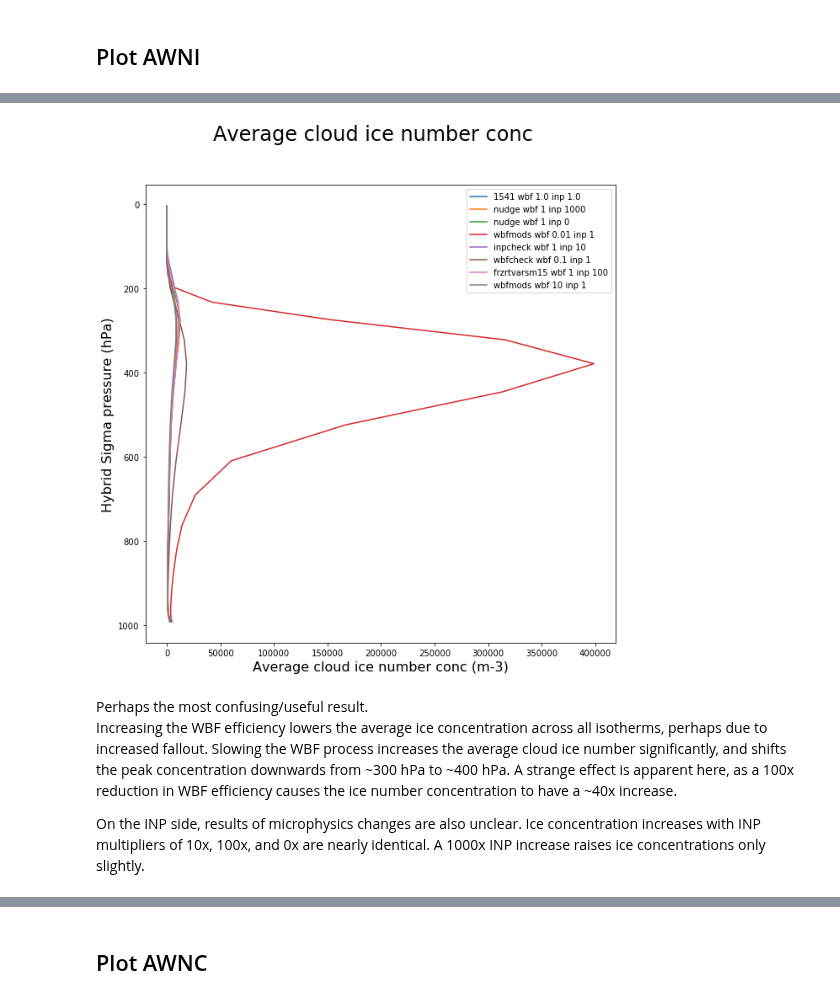
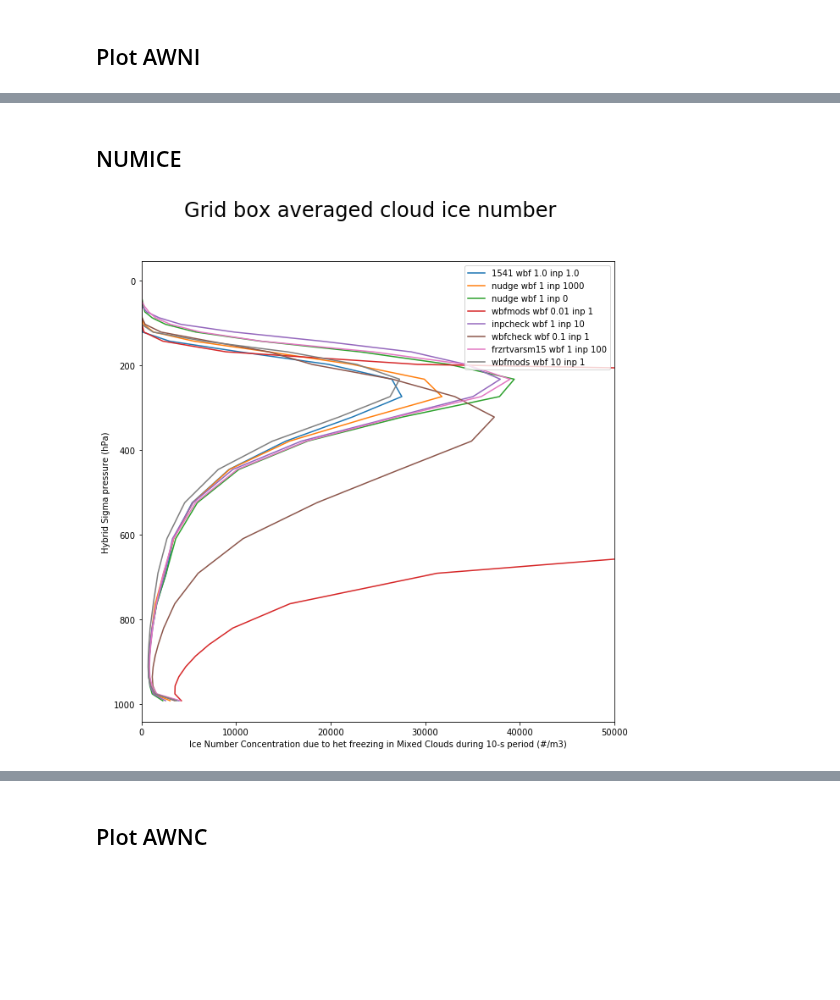
Before and after one commit to jshaw35/netcdf_analysis, a Jupyter notebook: microphysics_investigation.ipynb, the cells around one changed output, grey strips where cells are left out. Drawn from its saved outputs; the diff is of its cells as text; code cells hidden in the pictures; blank space fills up the shorter version.

Commit message:
Processed microphysics variables

```diff
--- a/microphysics_investigation.ipynb
+++ b/microphysics_investigation.ipynb
@@ -130,6 +130,7 @@ for i in cases:
     ds = add_weights(ds) # still has time here
 
     ds['NUMICE10s_kg'] = ds['NUMICE10s']/ds['RHO_CLUBB']
+    ds['NUMICE10s_kg'].attrs['units']='#/kg'
     ds['ICERADIUS'] = ds['AREI']/ds['FREQI']
     ds['DROPLETRADIUS'] = ds['AREL']/ds['FREQL']
     processed.append(ds)
@@ -176,15 +176,18 @@ Generally, it may be important to observe the reductions in the ice crystal size
 ## Plot AREL/FREQL
 # %%
 test_plot = plt.figure(figsize=[10,10])
-
+#colors = ['green','red','blue','pink','orange',]
 arc_mask= np.bitwise_or(ds['lat']<70, ds['lat']>90)
 weight = ds['cell_weight']
 
 test_plot.gca().invert_yaxis()
+#for (ds, nm, color) in zip(processed, names, colors):
 for (ds, nm) in zip(processed, names):
-    avg_var = masked_average(ds['DROPLETRADIUS'], dim=['lat','lon','time'],weights=weight, mask=arc_mask)
-
-    plt.plot(avg_var, avg_var['lev'], label=nm)
+    working_da = ds['DROPLETRADIUS'].sel(lat=slice(70,90)) # select variable and lat range
+    working_da = working_da.mean(dim='time') # select time or average by it
+    avg_var = masked_average(working_da, dim=['lat','lon'],weights=weight) # finally actually compute on the bounded variable of interest
+#    print(avg_var.values)
+    plt.plot(avg_var, avg_var['lev'], label=nm)#, color=color)
 
 variable_name = "%s (%s)" % (avg_var.long_name, avg_var.units)
 #    avg_rad.to_array()
@@ -192,5 +195,5 @@ variable_name = "%s (%s)" % (avg_var.long_name, avg_var.units)
 #feb_plot.legend(loc='upper right')
 plt.legend(loc='upper right')
 test_plot.suptitle('%s: Annual Average' % avg_var.long_name, fontsize=24)
-plt.xlabel(variable_name, fontsize=16); plt.ylabel('Hybrid Sigma pressure (hPa)', fontsize=16);
+plt.xlabel(variable_name, fontsize=18); plt.ylabel('Hybrid Sigma pressure (hPa)', fontsize=18);
 # %% [output]
@@ -211,9 +240,14 @@ weight = ds['cell_weight']
 
 test_plot.gca().invert_yaxis()
 for (ds, nm) in zip(processed, names):
-    avg_var = masked_average(ds['AWNI'], dim=['lat','lon','time'],weights=weight, mask=arc_mask)
+    working_da = ds['AWNI'].sel(lat=slice(70,90)) # select variable and lat range
+    working_da = working_da.mean(dim='time') # select time or average by it
+    avg_var = masked_average(working_da, dim=['lat','lon'],weights=weight) # finally actually compute on the bounded variable of interest
+    plt.plot(avg_var, avg_var['lev'], label=nm)#, color=color)
 
-    plt.plot(avg_var, avg_var['lev'], label=nm)
+#    avg_var = masked_average(ds['AWNI'], dim=['lat','lon','time'],weights=weight, mask=arc_mask)
+
+#    plt.plot(avg_var, avg_var['lev'], label=nm)
 
 variable_name = "%s (%s)" % (avg_var.long_name, avg_var.units)
 #    avg_rad.to_array()
@@ -222,6 +256,4 @@ variable_name = "%s (%s)" % (avg_var.long_name, avg_var.units)
 plt.legend(loc='upper right')
 test_plot.suptitle(avg_var.long_name, fontsize=24)
 plt.xlabel(variable_name, fontsize=16); plt.ylabel('Hybrid Sigma pressure (hPa)', fontsize=16);
-
-plt.xlim((0,3e4))
 # %% [output]
@@ -230,26 +266,29 @@ plt.xlim((0,3e4))
+# %% [markdown]
+## NUMICE
 # %%
 test_plot = plt.figure(figsize=[10,10])
 
 arc_mask= np.bitwise_or(ds['lat']<70, ds['lat']>90)
 weight = ds['cell_weight']
 
 test_plot.gca().invert_yaxis()
 for (ds, nm) in zip(processed, names):
-    avg_var = masked_average(ds['AWNI'], dim=['lat','lon','time'],weights=weight, mask=arc_mask)
+    working_da = ds['NUMICE'].sel(lat=slice(70,90)) # select variable and lat range
+    working_da = working_da.mean(dim='time') # select time or average by it
+    avg_var = masked_average(working_da, dim=['lat','lon'],weights=weight) # finally actually compute on the bounded variable of interest
+#    print(avg_var.values)
+    plt.plot(avg_var, avg_var['lev'], label=nm)#, color=color)
 
-    plt.plot(avg_var, avg_var['lev'], label=nm)
+#    avg_rad = masked_average(ds['NUMICE10s_kg'], dim=['lat','lon','time'],weights=weight, mask=arc_mask)
 
-variable_name = "%s (%s)" % (avg_var.long_name, avg_var.units)
-#    avg_rad.to_array()
+#    plt.plot(avg_rad, avg_rad['lev'], label=nm)
 
+xaxis_label = '%s (%s)' % (avg_rad.long_name, avg_rad.units)
+
+plt.xlim((0,5e4))
 #feb_plot.legend(loc='upper right')
 plt.legend(loc='upper right')
 test_plot.suptitle(avg_var.long_name, fontsize=24)
-plt.xlabel(variable_name, fontsize=16); plt.ylabel('Hybrid Sigma pressure (hPa)', fontsize=16);
+plt.xlabel(xaxis_label); plt.ylabel('Hybrid Sigma pressure (hPa)');
 # %% [output]
-[figure, old version]
+[figure, new version]
-# %% [markdown]
-Perhaps the most confusing/useful result.
-Increasing the WBF efficiency lowers the average ice concentration across all isotherms, perhaps due to increased fallout. Slowing the WBF process increases the average cloud ice number significantly, and shifts the peak concentration downwards from ~300 hPa to ~400 hPa. A strange effect is apparent here, as a 100x reduction in WBF efficiency causes the ice number concentration to have a ~40x increase.
-
-On the INP side, results of microphysics changes are also unclear. Ice concentration increases with INP multipliers of 10x, 100x, and 0x are nearly identical. A 1000x INP increase raises ice concentrations only slightly.
```
Also changed, not shown: parts of 20 cells of this notebook, 1 other file.
